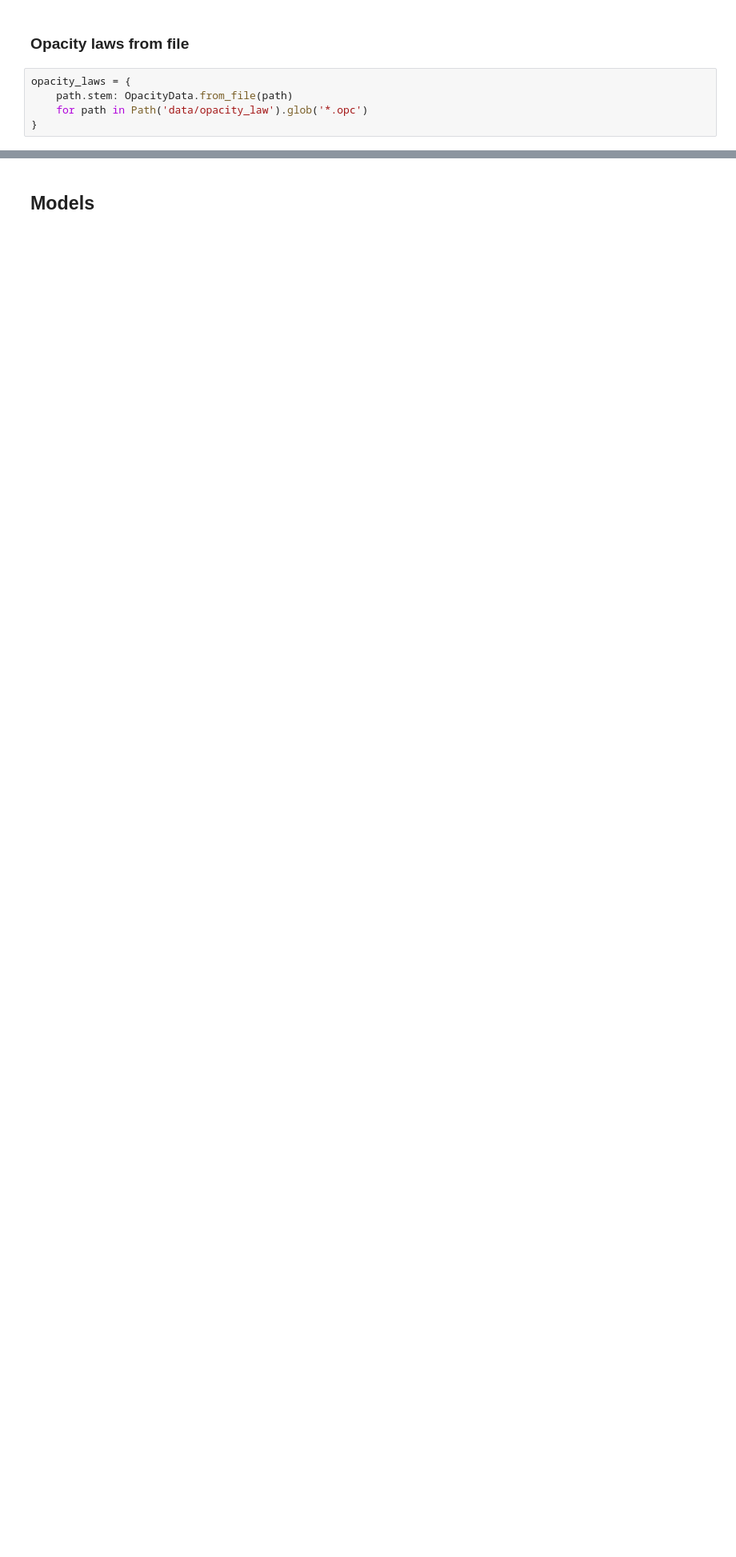
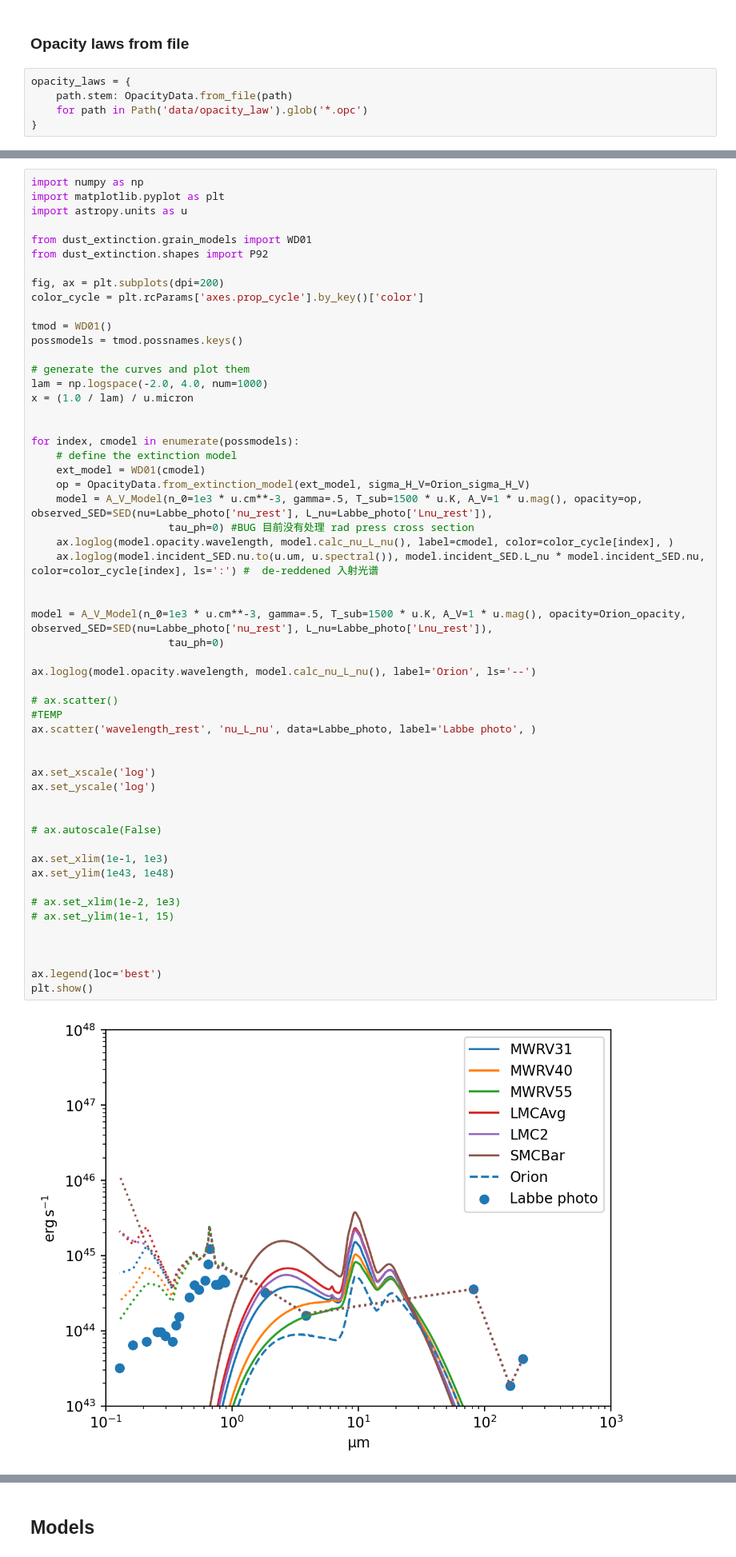
Before and after one commit to c-kj/LRD_dust_modeling, a Jupyter notebook: notebooks/处理 SED 和 opacity.ipynb, the cells around one changed output, grey strips where cells are left out. Shown at 80% size. Cells and saved outputs as stored; diff of their text form; blank space fills up the shorter version.

```diff
--- a/notebooks/处理 SED 和 opacity.ipynb
+++ b/notebooks/处理 SED 和 opacity.ipynb
@@ -125,0 +259,57 @@ plt.legend()
+# %%
+import numpy as np
+import matplotlib.pyplot as plt
+import astropy.units as u
+
+from dust_extinction.grain_models import WD01
+from dust_extinction.shapes import P92
+
+fig, ax = plt.subplots(dpi=200)
+color_cycle = plt.rcParams['axes.prop_cycle'].by_key()['color']
+
+tmod = WD01()
+possmodels = tmod.possnames.keys()
+
+# generate the curves and plot them
+lam = np.logspace(-2.0, 4.0, num=1000)
+x = (1.0 / lam) / u.micron
+
+
+for index, cmodel in enumerate(possmodels):
+    # define the extinction model
+    ext_model = WD01(cmodel)
+    op = OpacityData.from_extinction_model(ext_model, sigma_H_V=Orion_sigma_H_V)
+    model = A_V_Model(n_0=1e3 * u.cm**-3, gamma=.5, T_sub=1500 * u.K, A_V=1 * u.mag(), opacity=op, observed_SED=SED(nu=Labbe_photo['nu_rest'], L_nu=Labbe_photo['Lnu_rest']),
+                      tau_ph=0) #BUG 目前没有处理 rad press cross section
+    ax.loglog(model.opacity.wavelength, model.calc_nu_L_nu(), label=cmodel, color=color_cycle[index], )
+    ax.loglog(model.incident_SED.nu.to(u.um, u.spectral()), model.incident_SED.L_nu * model.incident_SED.nu, color=color_cycle[index], ls=':') #  de-reddened 入射光谱
+
+
+model = A_V_Model(n_0=1e3 * u.cm**-3, gamma=.5, T_sub=1500 * u.K, A_V=1 * u.mag(), opacity=Orion_opacity, observed_SED=SED(nu=Labbe_photo['nu_rest'], L_nu=Labbe_photo['Lnu_rest']),
+                      tau_ph=0)
+
+ax.loglog(model.opacity.wavelength, model.calc_nu_L_nu(), label='Orion', ls='--')
+
+# ax.scatter()
+#TEMP
+ax.scatter('wavelength_rest', 'nu_L_nu', data=Labbe_photo, label='Labbe photo', )
+
+
+ax.set_xscale('log')
+ax.set_yscale('log')
+
+
+# ax.autoscale(False)
+
+ax.set_xlim(1e-1, 1e3)
+ax.set_ylim(1e43, 1e48)
+
+# ax.set_xlim(1e-2, 1e3)
+# ax.set_ylim(1e-1, 15)
+
+
+
+ax.legend(loc='best')
+plt.show()
+# %% [output]
+[figure, added]
```
Also changed, not shown: parts of 31 cells of this notebook, 1 other file.
